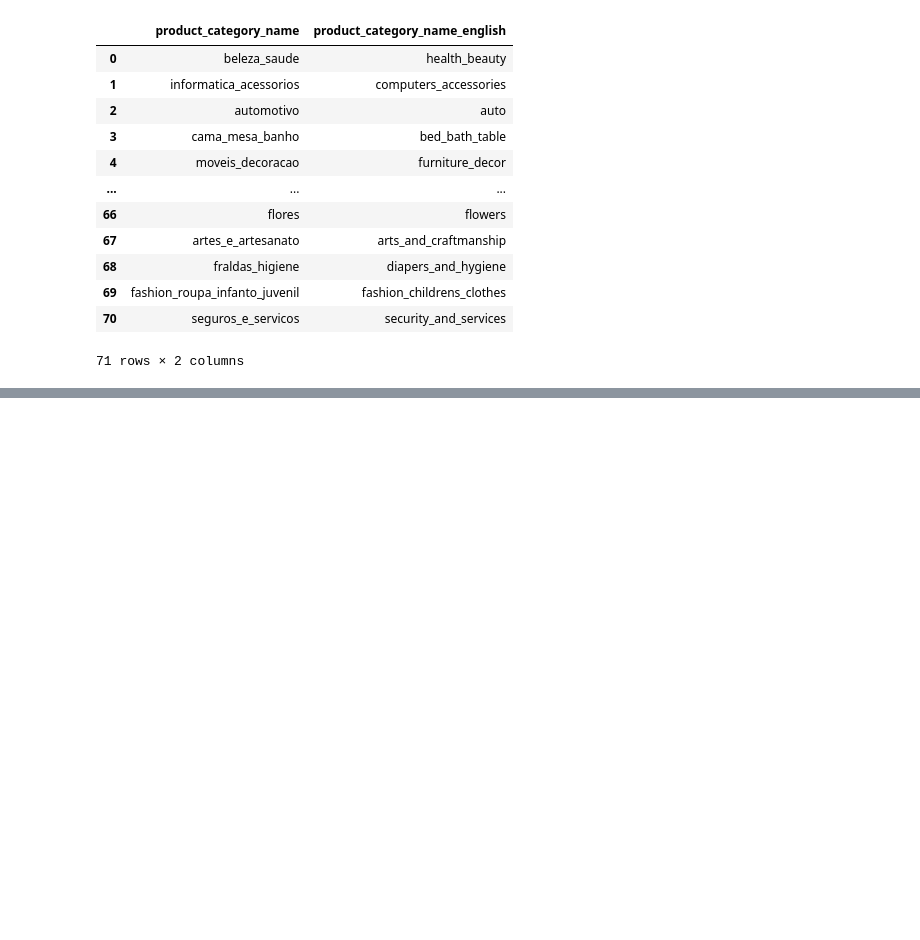
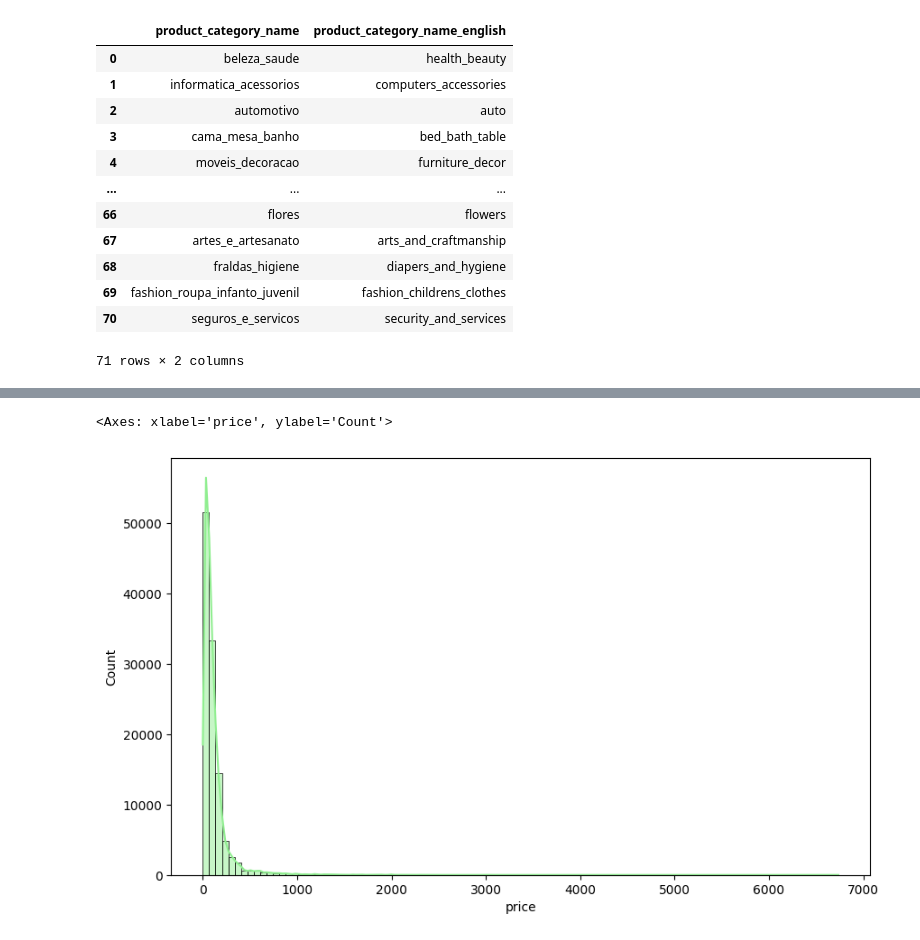
Before and after one commit to Adithya-Venkatraman05/Brazilian-E-commerce-Data-Analysis, a Jupyter notebook: Notebooks/Understanding_Data.ipynb, the cells around one changed output, grey strips where cells are left out. Drawn from its saved outputs; the diff is of its cells as text; code cells hidden in the pictures; blank space fills up the shorter version.

```diff
--- a/Notebooks/Understanding_Data.ipynb
+++ b/Notebooks/Understanding_Data.ipynb
@@ -195,0 +295,7 @@ Category_name_translation
+# %%
+#Histogram of price
+plt.figure(figsize=(10,6))
+sns.histplot(Order_items["price"], bins=100, color="lightgreen", kde=True)
+# %% [output]
+<Axes: xlabel='price', ylabel='Count'>
+[figure, added]
```
Also changed, not shown: parts of 50 cells of this notebook, 1 other file.
